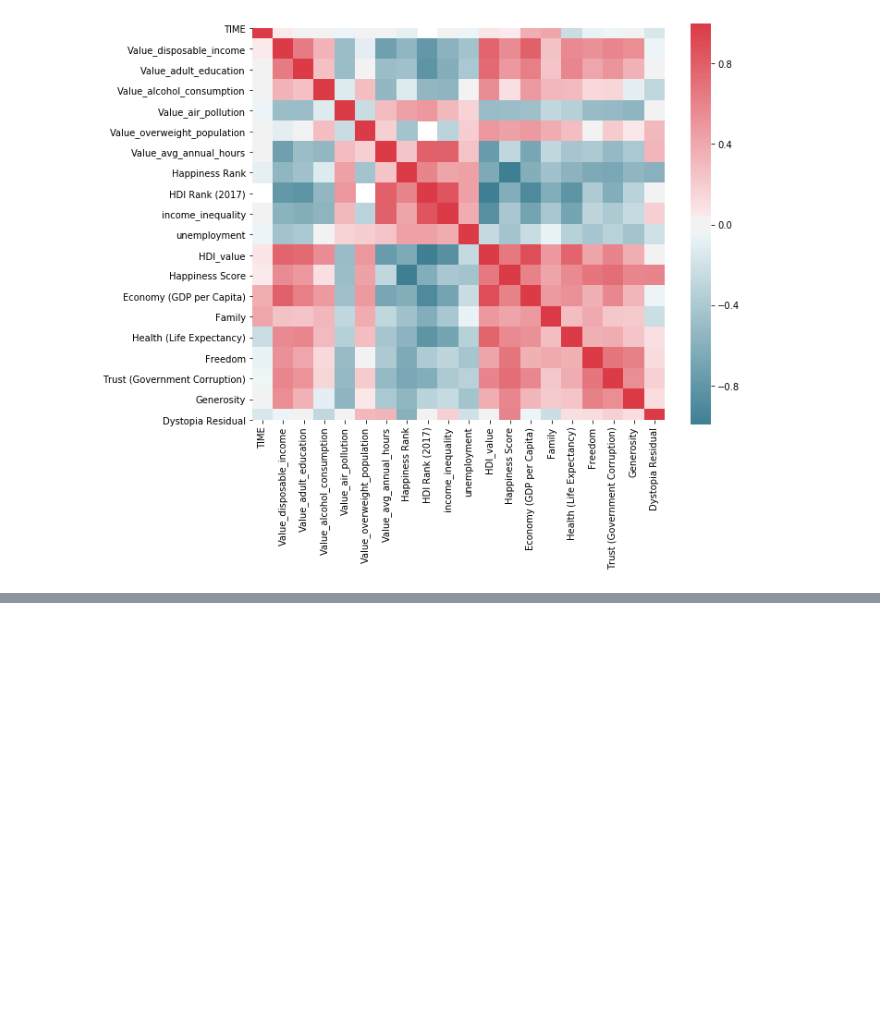
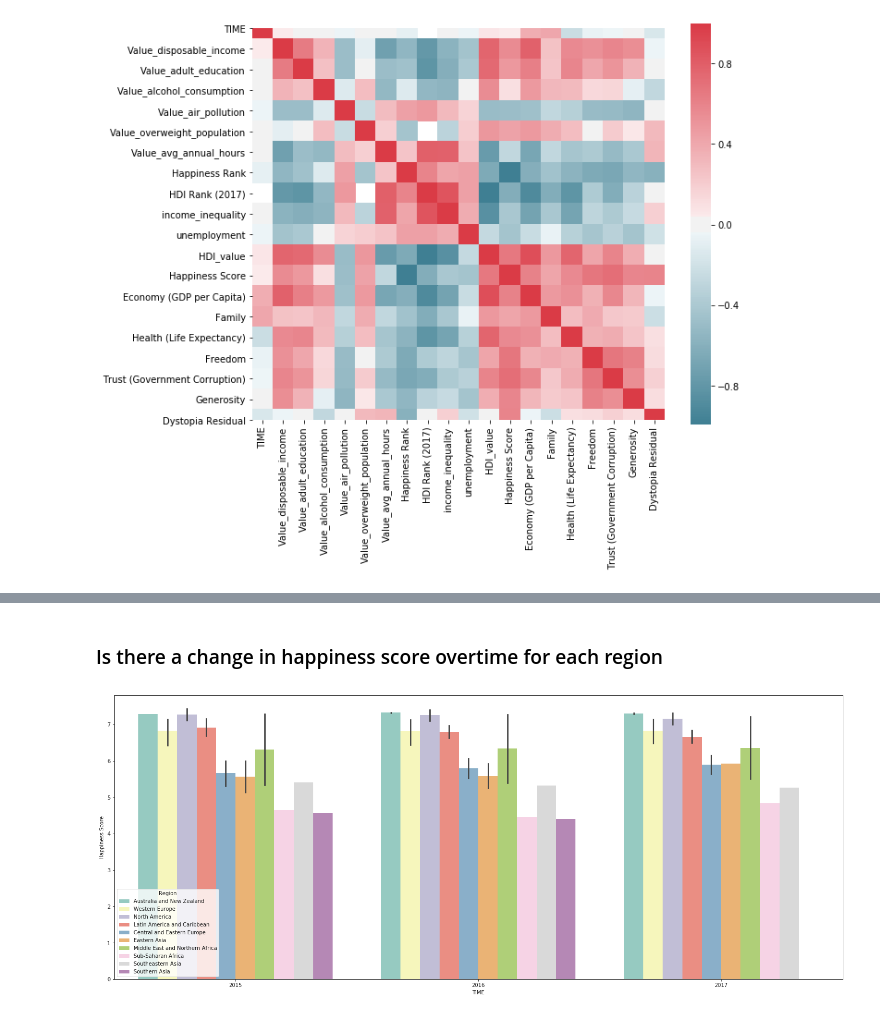
Before and after one commit to YiranJing/Health_and_Happiness_Study, a Jupyter notebook: notebook/Stage_2_Data_Analysis_and_Models.ipynb, the cells around one changed output, grey strips where cells are left out. Saved outputs shown, nothing was run; the diff lists cells and outputs as text; code cells hidden in the pictures; blank space fills up the shorter version.

```diff
--- a/notebook/Stage_2_Data_Analysis_and_Models.ipynb
+++ b/notebook/Stage_2_Data_Analysis_and_Models.ipynb
@@ -207,0 +314,9 @@ sns.heatmap(corr, mask=np.zeros_like(corr, dtype=np.bool), cmap=sns.diverging_pa
+# %% [markdown]
+### Is there a change in happiness score overtime for each region
+# %%
+fig, ax = plt.subplots(figsize=(25,10))
+
+sns.barplot("TIME","Happiness Score", hue = "Region", data = df, palette="Set3")
+plt.show()
+# %% [output]
+[figure, added]
```
Also changed, not shown: parts of 39 cells of this notebook.
